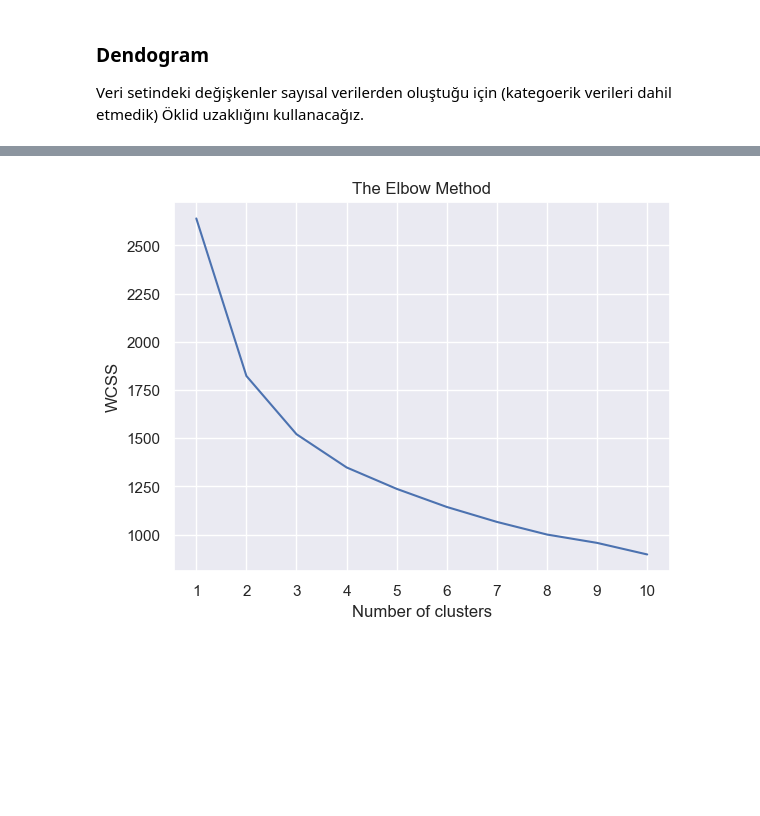
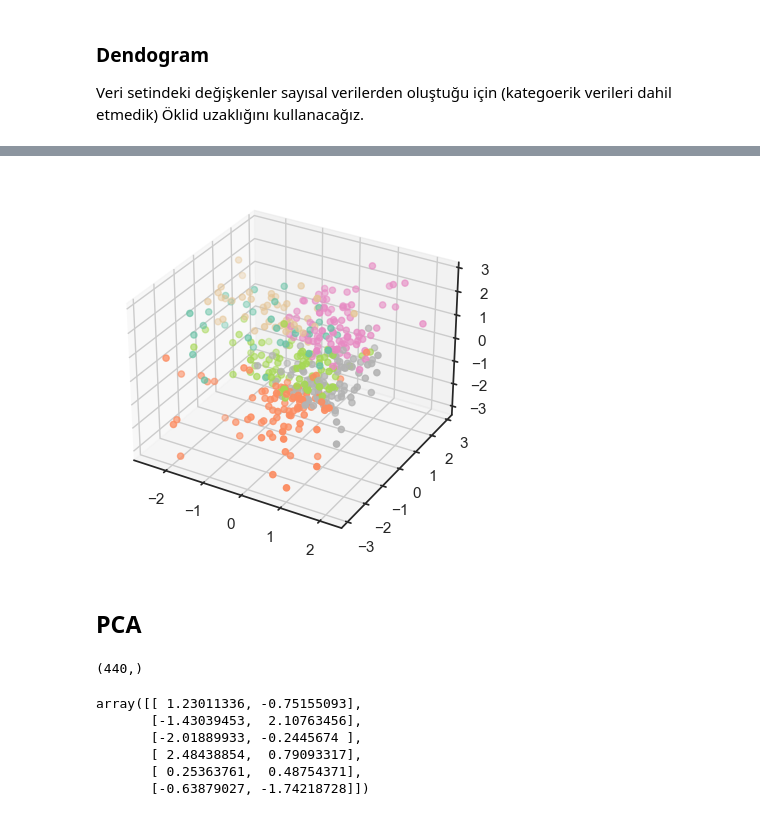
Before and after one commit to enesmanan/turkce-kitaplar, a Jupyter notebook: Python ile Veri Bilimi/Extra/musteri_segmentasyonu.ipynb, the cells around one changed output, grey strips where cells are left out. Saved outputs shown, nothing was run; the diff lists cells and outputs as text; code cells hidden in the pictures; blank space fills up the shorter version.

```diff
--- a/Python ile Veri Bilimi/Extra/musteri_segmentasyonu.ipynb
+++ b/Python ile Veri Bilimi/Extra/musteri_segmentasyonu.ipynb
@@ -420,19 +401,29 @@ plt.show()
+# %%
+fig = plt.figure()
+ax = fig.add_subplot(111, projection='3d')
+ax.scatter(df[:, 0], df[:, 1], df[:, 2], c=labels, cmap='Set2')
+plt.show()
+# %% [output]
+[figure, added]
+# %% [markdown]
+## PCA
 # %%
-sns.set()
-from sklearn.cluster import KMeans
-wcss = []
-for i in range(1, 11):
-    kmeans = KMeans(n_clusters = i, init = 'k-means++',
-                    max_iter = 300,
-                    n_init=10)
-    kmeans.fit(df)
-    wcss.append(kmeans.inertia_)
-
-plt.plot(range(1, 11), wcss)
-plt.xticks(ticks=range(1, 11))
-plt.title('The Elbow Method')
-plt.xlabel('Number of clusters')
-plt.ylabel('WCSS')
-plt.show()
+model = PCA(n_components=2)
+pca_df = model.fit_transform(df)
+model = KMeans(n_clusters=6)
+model.fit(pca_df)
+prediction2 = model.predict(pca_df)
-# %% [output]
-[figure, removed]
+# %%
+prediction2.shape
+# %% [output]
+(440,)
+# %%
+centers = model.cluster_centers_
+centers
+# %% [output]
+array([[ 1.23011336, -0.75155093],
+       [-1.43039453,  2.10763456],
+       [-2.01889933, -0.2445674 ],
+       [ 2.48438854,  0.79093317],
+       [ 0.25363761,  0.48754371],
+       [-0.63879027, -1.74218728]])
```
Also changed, not shown: parts of 21 cells of this notebook.
